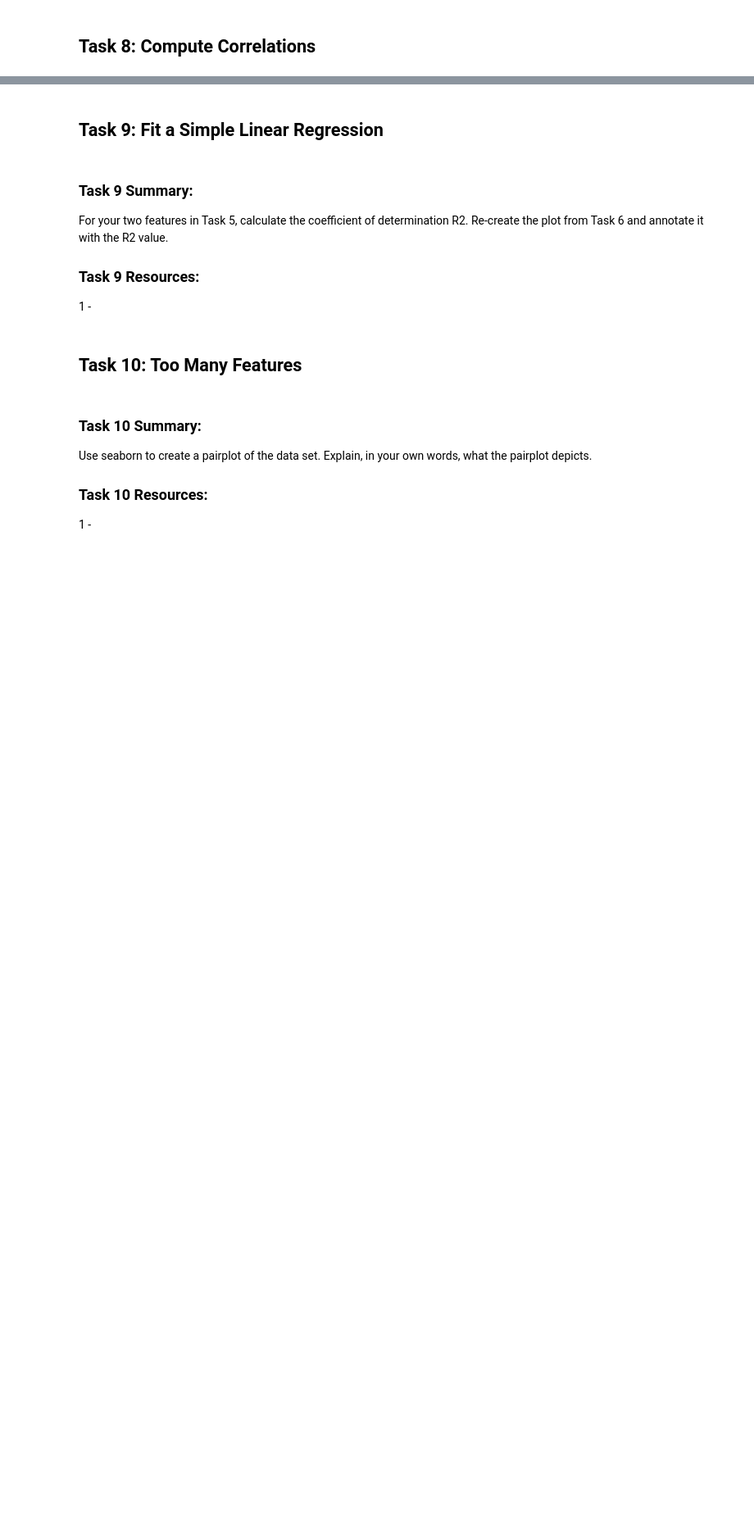
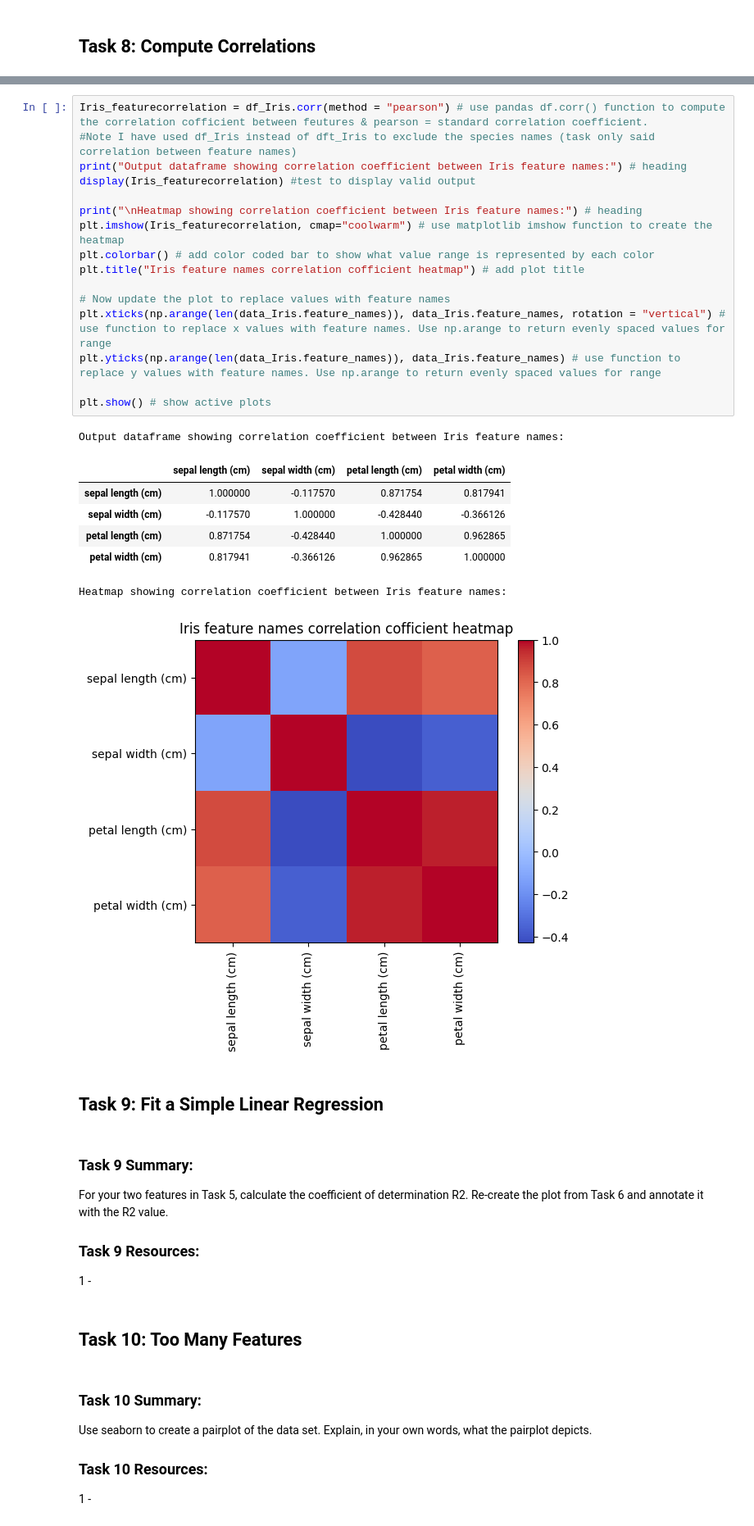
Before and after one commit to Hugo-van-Zyl/principles_of_data_analytics, a Jupyter notebook: tasks.ipynb, the cells around one changed output, grey strips where cells are left out. Shown at 82% size. Drawn from its saved outputs; the diff is of its cells as text; blank space fills up the shorter version.

```diff
--- a/tasks.ipynb
+++ b/tasks.ipynb
@@ -419,3 +436,28 @@ Calculate the correlation coefficients between the features. Display the results
+# %%
+Iris_featurecorrelation = df_Iris.corr(method = "pearson") # use pandas df.corr() function to compute the correlation cofficient between feutures & pearson = standard correlation coefficient.
+#Note I have used df_Iris instead of dft_Iris to exclude the species names (task only said correlation between feature names)
+print("Output dataframe showing correlation coefficient between Iris feature names:") # heading
+display(Iris_featurecorrelation) #test to display valid output
+
+print("\nHeatmap showing correlation coefficient between Iris feature names:") # heading
+plt.imshow(Iris_featurecorrelation, cmap="coolwarm") # use matplotlib imshow function to create the heatmap
+plt.colorbar() # add color coded bar to show what value range is represented by each color
+plt.title("Iris feature names correlation cofficient heatmap") # add plot title
+
+# Now update the plot to replace values with feature names
+plt.xticks(np.arange(len(data_Iris.feature_names)), data_Iris.feature_names, rotation = "vertical") # use function to replace x values with feature names. Use np.arange to return evenly spaced values for range
+plt.yticks(np.arange(len(data_Iris.feature_names)), data_Iris.feature_names) # use function to replace y values with feature names. Use np.arange to return evenly spaced values for range
+
+plt.show() # show active plots
+# %% [output]
+Output dataframe showing correlation coefficient between Iris feature names:
+|  | sepal length (cm) | sepal width (cm) | petal length (cm) | petal width (cm) |
+| sepal length (cm) | 1.000000 | -0.117570 | 0.871754 | 0.817941 |
+| sepal width (cm) | -0.117570 | 1.000000 | -0.428440 | -0.366126 |
+| petal length (cm) | 0.871754 | -0.428440 | 1.000000 | 0.962865 |
+| petal width (cm) | 0.817941 | -0.366126 | 0.962865 | 1.000000 |
+Heatmap showing correlation coefficient between Iris feature names:
+[figure, added]
 # %% [markdown]
 ## Task 9: Fit a Simple Linear Regression
 # %% [markdown]
```
Also changed, not shown: parts of 5 cells of this notebook.
